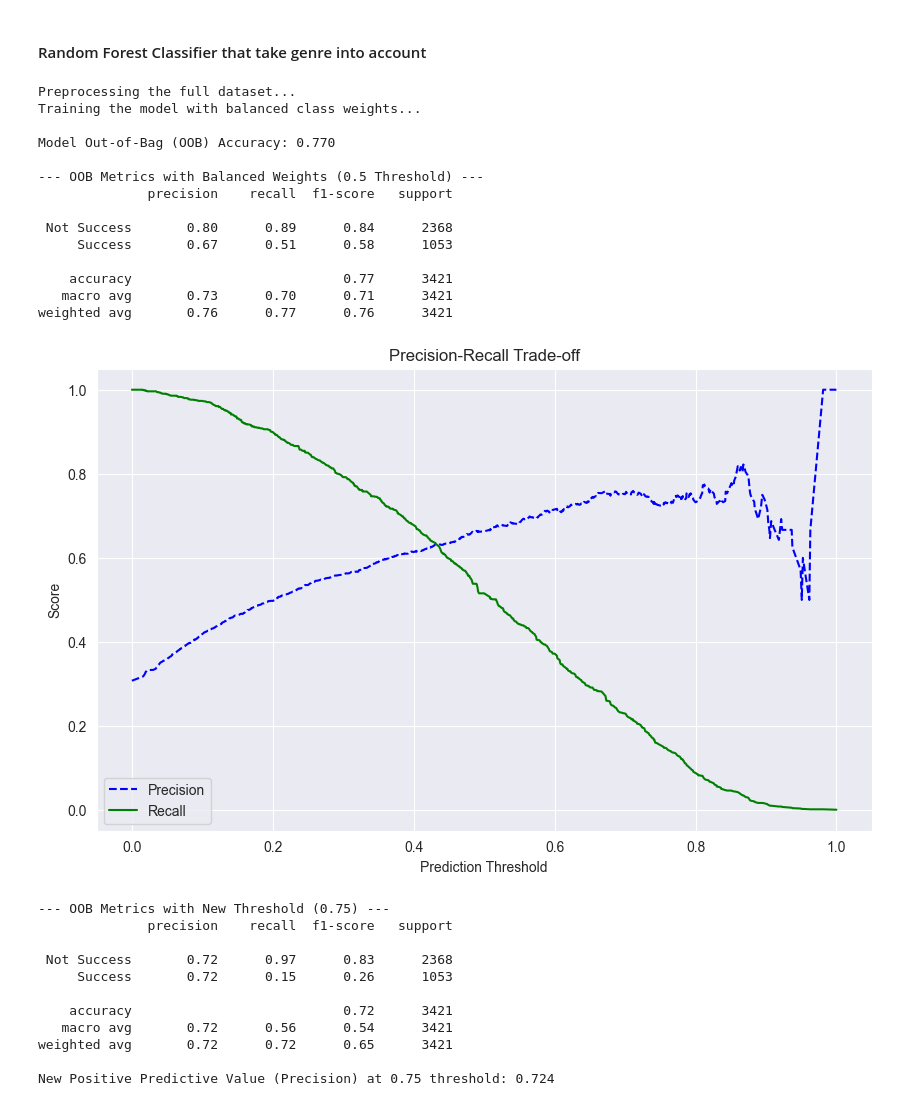
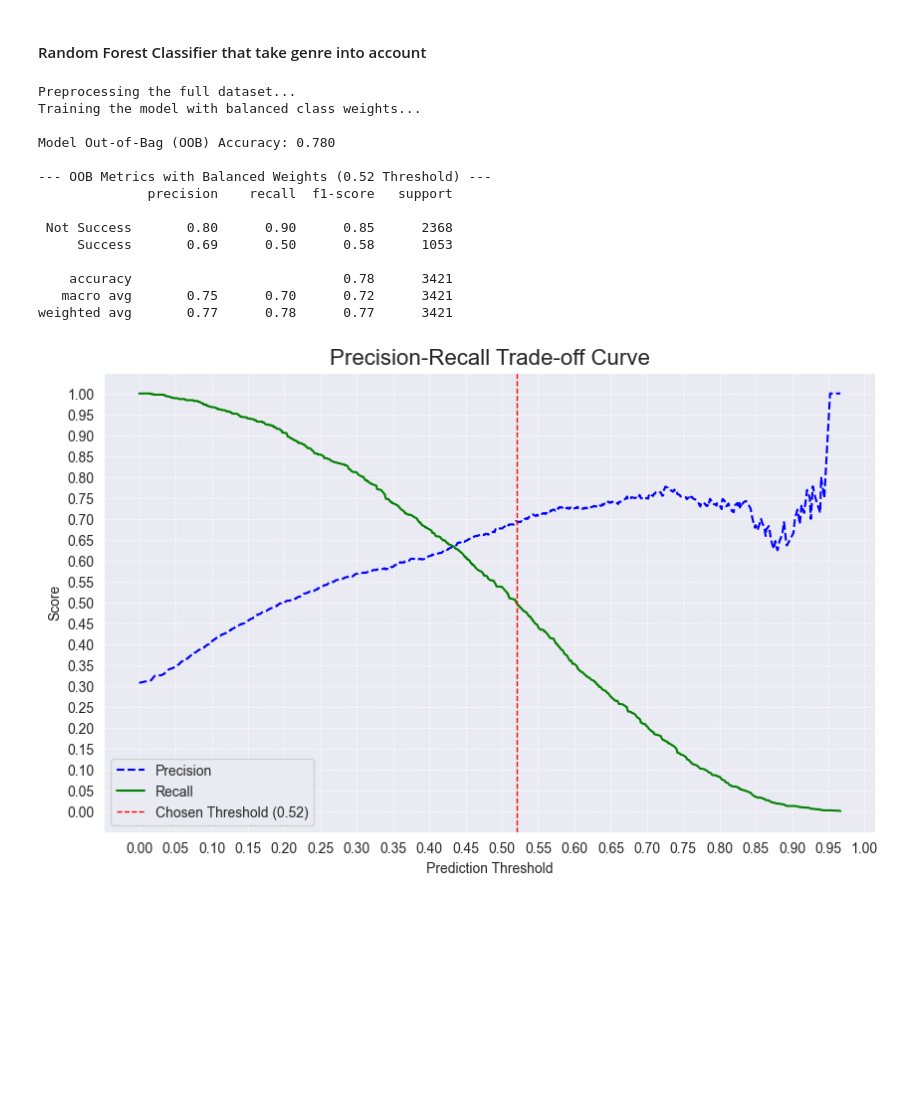
Before and after one commit to ofriK1708/data_science_projects, a Jupyter notebook: music_success_audio_features/researchDataset.ipynb, the cells around one changed output. Saved outputs shown, nothing was run; the diff lists cells and outputs as text; code cells hidden in the pictures; blank space fills up the shorter version.

```diff
--- a/music_success_audio_features/researchDataset.ipynb
+++ b/music_success_audio_features/researchDataset.ipynb
@@ -234,22 +248,23 @@ import numpy as np
 from sklearn.compose import ColumnTransformer
 from sklearn.preprocessing import OneHotEncoder, StandardScaler
 from sklearn.ensemble import RandomForestClassifier
-from sklearn.metrics import precision_recall_curve, precision_score, classification_report
+from sklearn.metrics import precision_recall_curve, classification_report
 import matplotlib.pyplot as plt
 
 # --- Define your columns ---
-GENRE_COL = 'genre'
 TARGET_COL = 'is_success'
+categorical_features = ['genre', 'key', 'mode']  # <-- Add key and mode here
 
 # --- Prepare Data ---
-X = songs_past_20_years[audio_features + [GENRE_COL]]
+X = songs_past_20_years[audio_features + categorical_features]
 y = songs_past_20_years[TARGET_COL].astype(int)
 
 # --- Preprocessing ---
 preprocessor = ColumnTransformer(
     transformers=[
         ('audio', StandardScaler(), audio_features),
-        ('genre', OneHotEncoder(handle_unknown='ignore', sparse_output=False), [GENRE_COL])
+        # --- Apply OneHotEncoder to all categorical features ---
+        ('categorical', OneHotEncoder(handle_unknown='ignore', sparse_output=False), categorical_features)
     ],
     remainder='passthrough'
 )
@@ -263,70 +278,60 @@ model = RandomForestClassifier(
     n_jobs=-1,
     oob_score=True,
     class_weight='balanced'  # <--- KEY CHANGE 1: Address class imbalance
 )
-
+# # Get new predictions based on our custom threshold
+# y_oob_pred_high_precision = (oob_probabilities >= NEW_THRESHOLD).astype(int)
 print("Training the model with balanced class weights...")
 model.fit(X_transformed, y)
 print(f"\nModel Out-of-Bag (OOB) Accuracy: {model.oob_score_:.3f}")
 
-# --- Evaluate the balanced model (at default 0.5 threshold) ---
-y_oob_pred_balanced = np.argmax(model.oob_decision_function_, axis=1)
-print("\n--- OOB Metrics with Balanced Weights (0.5 Threshold) ---")
-print(classification_report(y, y_oob_pred_balanced, target_names=['Not Success', 'Success']))
+threshold = 0.52
+# --- Evaluate the balanced model (at 0.53 threshold) ---
+oob_probabilities = model.oob_decision_function_[:, 1]
+# y_oob_pred_balanced = np.argmax(model.oob_decision_function_, axis=1)
+
+# maek success prediction based on threshold
+y_oob_pred = (oob_probabilities >= threshold).astype(int)
+print(f"\n--- OOB Metrics with Balanced Weights ({threshold} Threshold) ---")
+print(classification_report(y, y_oob_pred, target_names=['Not Success', 'Success']))
 
 # --- KEY CHANGE 2: Find and Apply a Better Threshold for High Precision ---
 # Get the predicted probabilities for the "Success" class from OOB
-oob_probabilities = model.oob_decision_function_[:, 1]
 
 # Generate precision-recall data
 precisions, recalls, thresholds = precision_recall_curve(y, oob_probabilities)
 
 # Plot the Precision-Recall Curve
 plt.figure(figsize=(10, 6))
 plt.plot(thresholds, precisions[:-1], "b--", label="Precision")
 plt.plot(thresholds, recalls[:-1], "g-", label="Recall")
-plt.title('Precision-Recall Trade-off')
+
+# --- Add more detailed ticks and a clearer grid ---
+plt.yticks(np.arange(0, 1.05, 0.05))
+plt.xticks(np.arange(0, 1.05, 0.05))
+plt.grid(which='both', linestyle='--', linewidth=0.5)
+
+# --- Add a vertical line to show the chosen threshold ---
+plt.axvline(x=threshold, color='r', linestyle='--', linewidth=1, label=f'Chosen Threshold ({threshold})')
+
+plt.title('Precision-Recall Trade-off Curve', fontsize=16)
 plt.xlabel('Prediction Threshold')
 plt.ylabel('Score')
-plt.legend()
-plt.grid(True)
+plt.legend(loc='best')
 plt.show()
-
-# --- Apply a new, higher threshold to boost precision ---
-NEW_THRESHOLD = 0.75  # Let's try 70%. You can adjust this based on the graph above.
-
-# Get new predictions based on our custom threshold
-y_oob_pred_high_precision = (oob_probabilities >= NEW_THRESHOLD).astype(int)
-
-print(f"\n--- OOB Metrics with New Threshold ({NEW_THRESHOLD}) ---")
-print(classification_report(y, y_oob_pred_high_precision, target_names=['Not Success', 'Success']))
-
-new_ppv = precision_score(y, y_oob_pred_high_precision)
-print(f"New Positive Predictive Value (Precision) at {NEW_THRESHOLD} threshold: {new_ppv:.3f}")
 # %% [output]
 Preprocessing the full dataset...
 Training the model with balanced class weights...
 
-Model Out-of-Bag (OOB) Accuracy: 0.770
+Model Out-of-Bag (OOB) Accuracy: 0.780
 
---- OOB Metrics with Balanced Weights (0.5 Threshold) ---
+--- OOB Metrics with Balanced Weights (0.52 Threshold) ---
               precision    recall  f1-score   support
 
- Not Success       0.80      0.89      0.84      2368
-     Success       0.67      0.51      0.58      1053
+ Not Success       0.80      0.90      0.85      2368
+     Success       0.69      0.50      0.58      1053
 
-    accuracy                           0.77      3421
-   macro avg       0.73      0.70      0.71      3421
-weighted avg       0.76      0.77      0.76      3421
+    accuracy                           0.78      3421
+   macro avg       0.75      0.70      0.72      3421
+weighted avg       0.77      0.78      0.77      3421
-[figure, old version]
+[figure, new version]
---- OOB Metrics with New Threshold (0.75) ---
-              precision    recall  f1-score   support
-
- Not Success       0.72      0.97      0.83      2368
-     Success       0.72      0.15      0.26      1053
-
-    accuracy                           0.72      3421
-   macro avg       0.72      0.56      0.54      3421
-weighted avg       0.72      0.72      0.65      3421
-
-New Positive Predictive Value (Precision) at 0.75 threshold: 0.724
```
Also changed, not shown: parts of 19 cells of this notebook.
